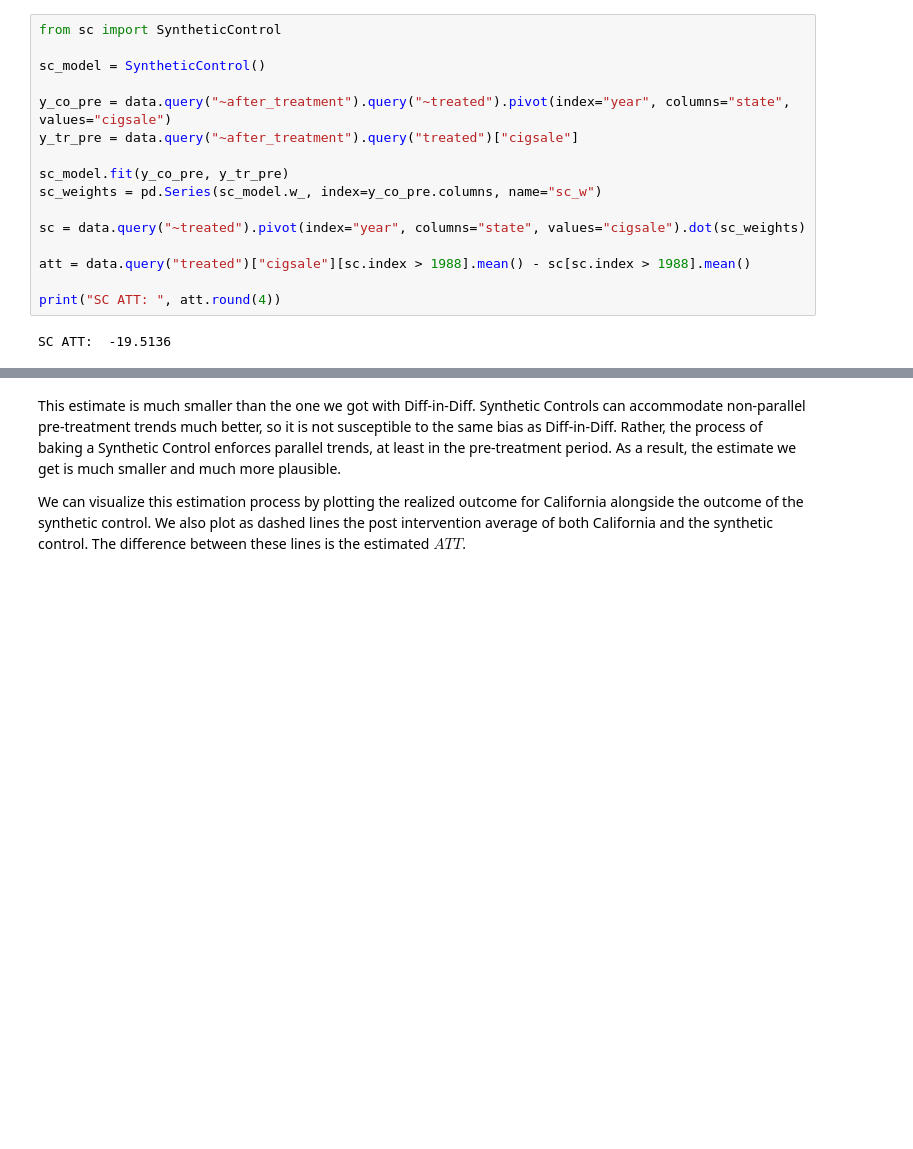
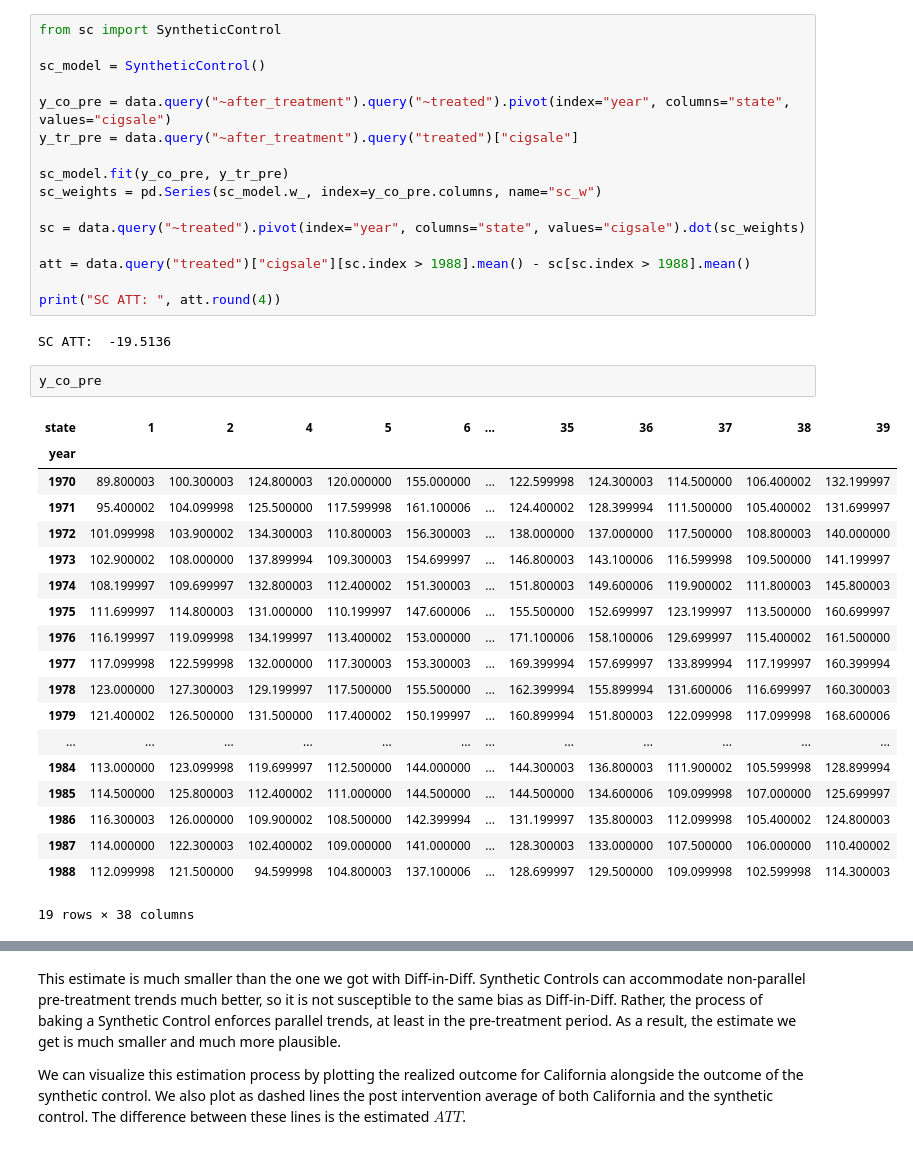
Before and after one commit to Shaokang-Yang/python-causality-handbook, a Jupyter notebook: causal-inference-for-the-brave-and-true/25-Synthetic-Diff-in-Diff.ipynb, the cells around one changed output, grey strips where cells are left out. Saved outputs shown, nothing was run; the diff lists cells and outputs as text; blank space fills up the shorter version.

```diff
--- a/causal-inference-for-the-brave-and-true/25-Synthetic-Diff-in-Diff.ipynb
+++ b/causal-inference-for-the-brave-and-true/25-Synthetic-Diff-in-Diff.ipynb
@@ -252,3 +335,25 @@ att = data.query("treated")["cigsale"][sc.index > 1988].mean() - sc[sc.index > 1
 print("SC ATT: ", att.round(4))
 # %% [output]
 SC ATT:  -19.5136
+# %%
+y_co_pre
+# %% [output]
+| state | 1 | 2 | 4 | 5 | 6 | ... | 35 | 36 | 37 | 38 | 39 |
+| year |  |  |  |  |  |  |  |  |  |  |  |
+| 1970 | 89.800003 | 100.300003 | 124.800003 | 120.000000 | 155.000000 | ... | 122.599998 | 124.300003 | 114.500000 | 106.400002 | 132.199997 |
+| 1971 | 95.400002 | 104.099998 | 125.500000 | 117.599998 | 161.100006 | ... | 124.400002 | 128.399994 | 111.500000 | 105.400002 | 131.699997 |
+| 1972 | 101.099998 | 103.900002 | 134.300003 | 110.800003 | 156.300003 | ... | 138.000000 | 137.000000 | 117.500000 | 108.800003 | 140.000000 |
+| 1973 | 102.900002 | 108.000000 | 137.899994 | 109.300003 | 154.699997 | ... | 146.800003 | 143.100006 | 116.599998 | 109.500000 | 141.199997 |
+| 1974 | 108.199997 | 109.699997 | 132.800003 | 112.400002 | 151.300003 | ... | 151.800003 | 149.600006 | 119.900002 | 111.800003 | 145.800003 |
+| 1975 | 111.699997 | 114.800003 | 131.000000 | 110.199997 | 147.600006 | ... | 155.500000 | 152.699997 | 123.199997 | 113.500000 | 160.699997 |
+| 1976 | 116.199997 | 119.099998 | 134.199997 | 113.400002 | 153.000000 | ... | 171.100006 | 158.100006 | 129.699997 | 115.400002 | 161.500000 |
+| 1977 | 117.099998 | 122.599998 | 132.000000 | 117.300003 | 153.300003 | ... | 169.399994 | 157.699997 | 133.899994 | 117.199997 | 160.399994 |
+| 1978 | 123.000000 | 127.300003 | 129.199997 | 117.500000 | 155.500000 | ... | 162.399994 | 155.899994 | 131.600006 | 116.699997 | 160.300003 |
+| 1979 | 121.400002 | 126.500000 | 131.500000 | 117.400002 | 150.199997 | ... | 160.899994 | 151.800003 | 122.099998 | 117.099998 | 168.600006 |
+| ... | ... | ... | ... | ... | ... | ... | ... | ... | ... | ... | ... |
+| 1984 | 113.000000 | 123.099998 | 119.699997 | 112.500000 | 144.000000 | ... | 144.300003 | 136.800003 | 111.900002 | 105.599998 | 128.899994 |
+| 1985 | 114.500000 | 125.800003 | 112.400002 | 111.000000 | 144.500000 | ... | 144.500000 | 134.600006 | 109.099998 | 107.000000 | 125.699997 |
+| 1986 | 116.300003 | 126.000000 | 109.900002 | 108.500000 | 142.399994 | ... | 131.199997 | 135.800003 | 112.099998 | 105.400002 | 124.800003 |
+| 1987 | 114.000000 | 122.300003 | 102.400002 | 109.000000 | 141.000000 | ... | 128.300003 | 133.000000 | 107.500000 | 106.000000 | 110.400002 |
+| 1988 | 112.099998 | 121.500000 | 94.599998 | 104.800003 | 137.100006 | ... | 128.699997 | 129.500000 | 109.099998 | 102.599998 | 114.300003 |
+19 rows × 38 columns
```
Also changed, not shown: parts of 9 cells of this notebook.
